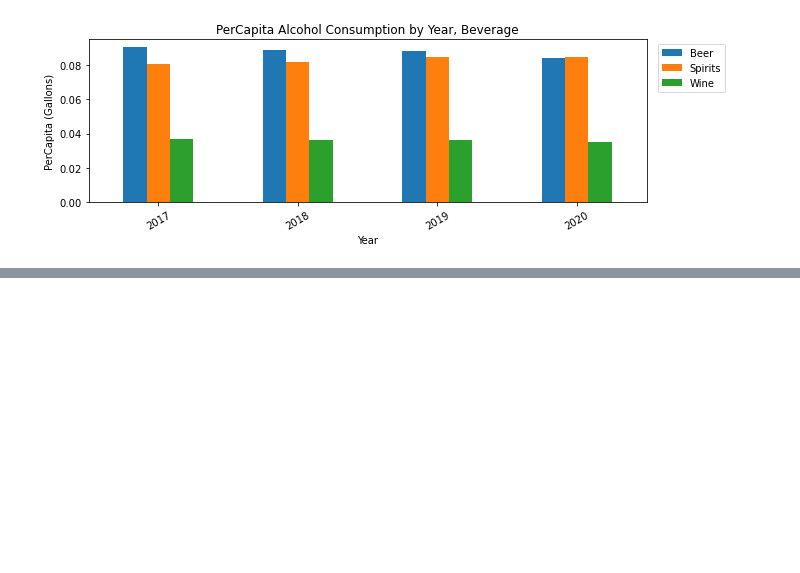
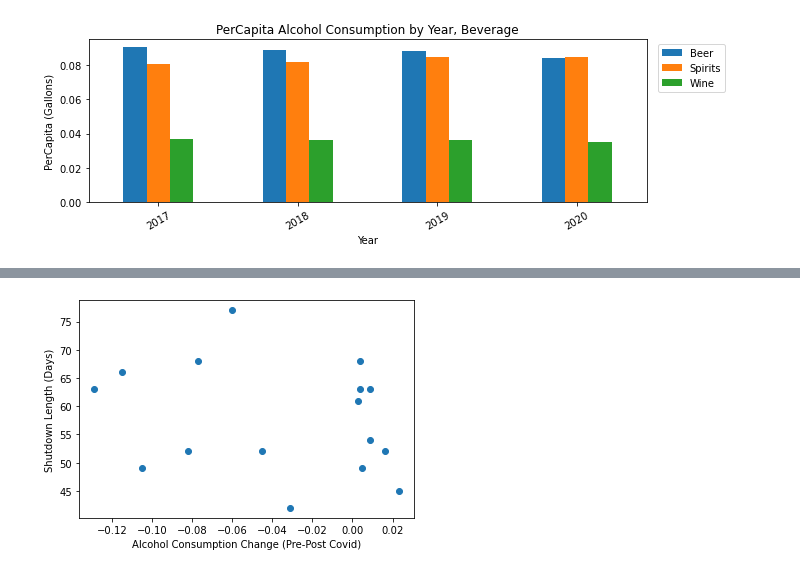
Before and after one commit to zach-18/Project_1_Group_3, a Jupyter notebook: PZJupyter.ipynb, the cells around one changed output, grey strips where cells are left out. Cells and saved outputs as stored; diff of their text form; code cells hidden in the pictures; blank space fills up the shorter version.

Commit message:
Final Visualization

```diff
--- a/PZJupyter.ipynb
+++ b/PZJupyter.ipynb
@@ -252,3 +254,6 @@ plt.legend(loc='upper right', bbox_to_anchor=(1.15, 1))
 plt.savefig("data/vis2beverage.png")
 # %% [output]
 [figure]
+# %%
+final_df = pd.read_csv('data/final_graphic.csv', delimiter = ',')
+final_df.head()
@@ -254,0 +267,10 @@ plt.savefig("data/vis2beverage.png")
+# %%
+# Plot out rooms versus median house price
+x_values = final_df['COVID Delta']
+y_values = final_df['Shutdown Length']
+plt.scatter(x_values,y_values)
+plt.xlabel('Alcohol Consumption Change (Pre-Post Covid)')
+plt.ylabel('Shutdown Length (Days)')
+plt.show()
+# %% [output]
+[figure, added]
```
Also changed, not shown: parts of 3 cells of this notebook, 2 other files.
